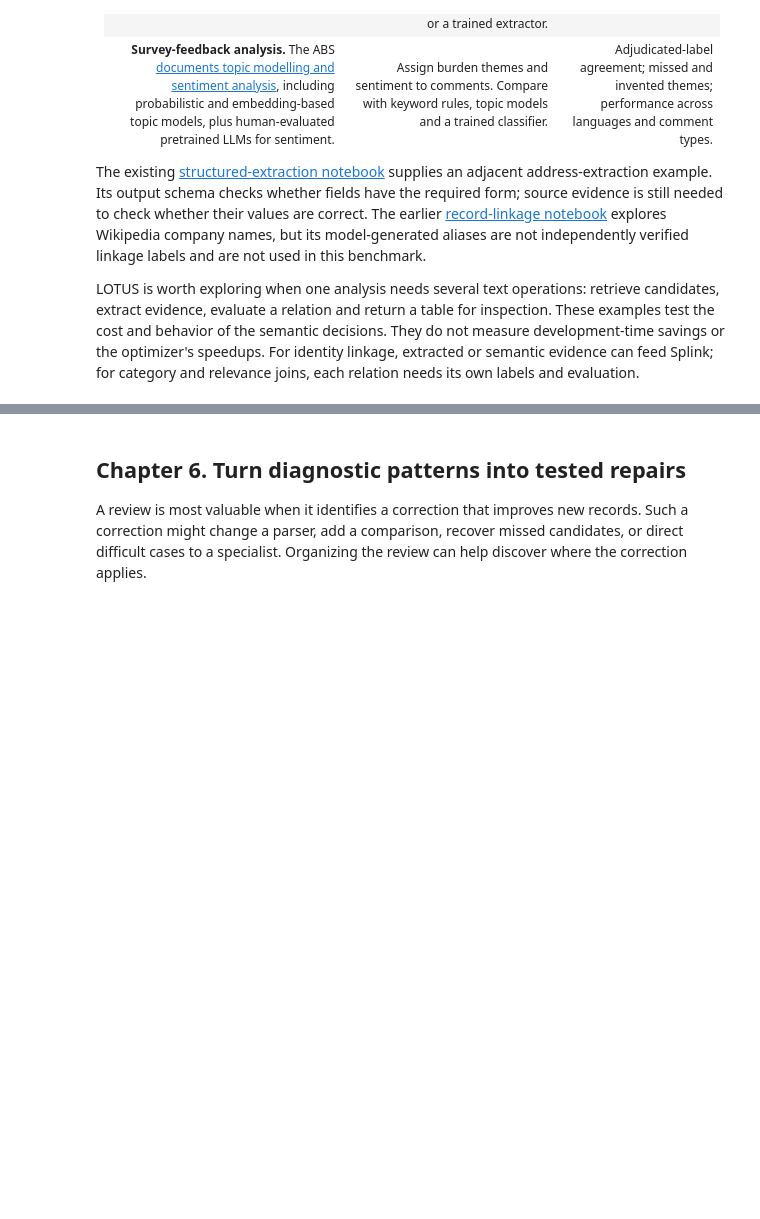
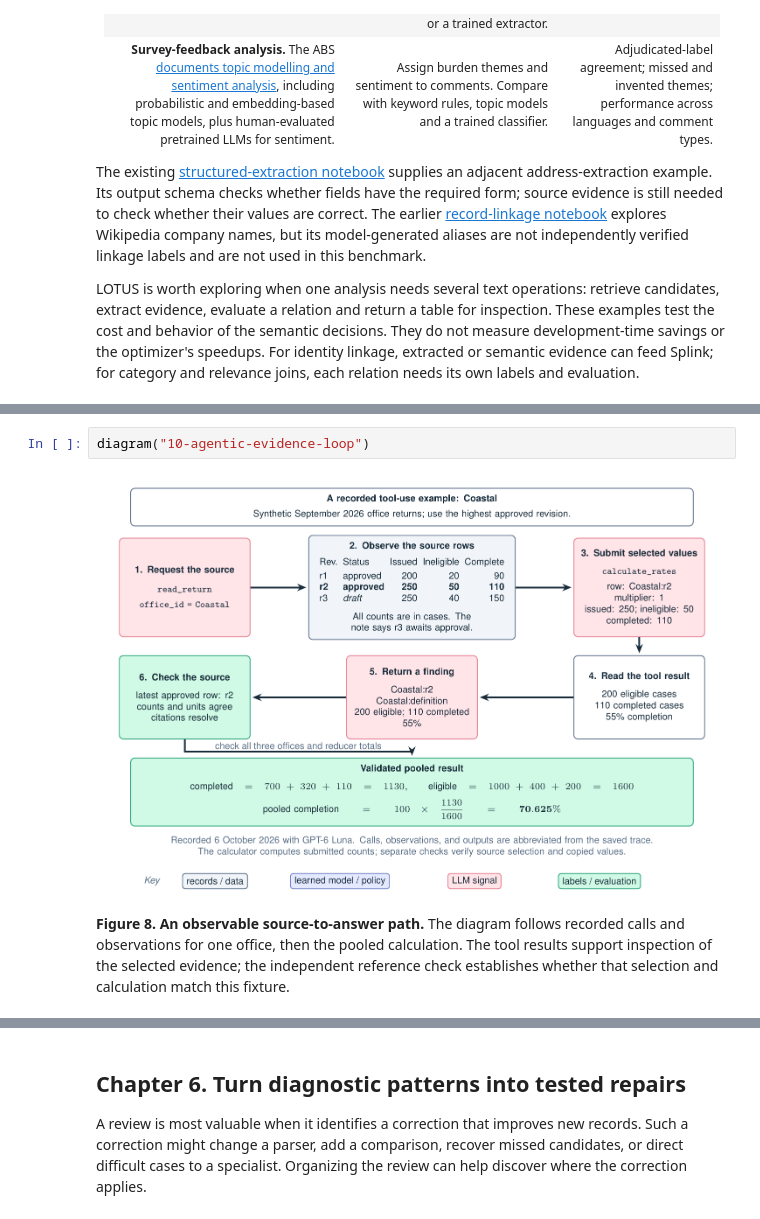
Before and after one commit to hananather/LLM-notes, a Jupyter notebook: LLM_basics/record-linkage-with-semantic-operators.ipynb, the cells around one changed output, grey strips where cells are left out. Drawn from its saved outputs; the diff is of its cells as text; blank space fills up the shorter version.

```diff
--- a/LLM_basics/record-linkage-with-semantic-operators.ipynb
+++ b/LLM_basics/record-linkage-with-semantic-operators.ipynb
@@ -882,0 +972,6 @@ LOTUS is worth exploring when one analysis needs several text operations: retrie
+# %%
+diagram("10-agentic-evidence-loop")
+# %% [output]
+[figure, added]
+# %% [markdown]
+**Figure 8. An observable source-to-answer path.** The diagram follows recorded calls and observations for one office, then the pooled calculation. The tool results support inspection of the selected evidence; the independent reference check establishes whether that selection and calculation match this fixture.
```
Also changed, not shown: parts of 19 cells of this notebook, 17 other files.
